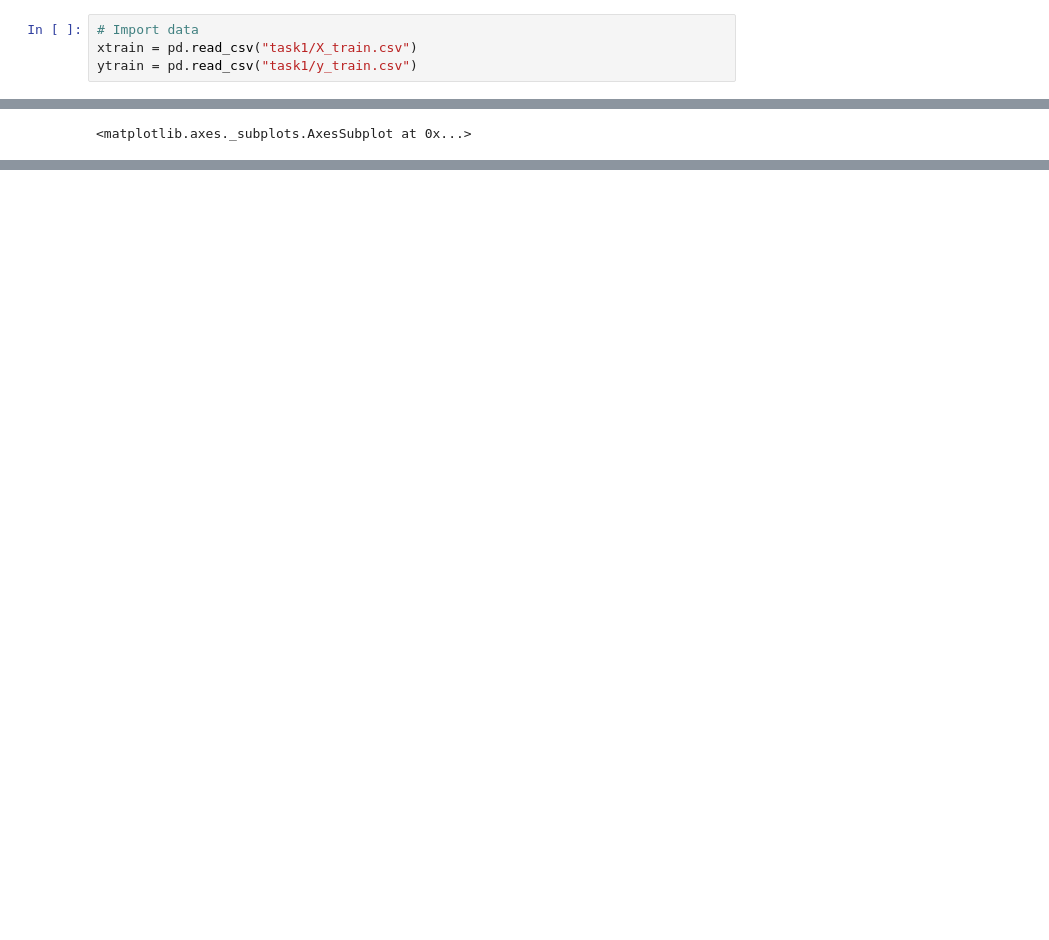
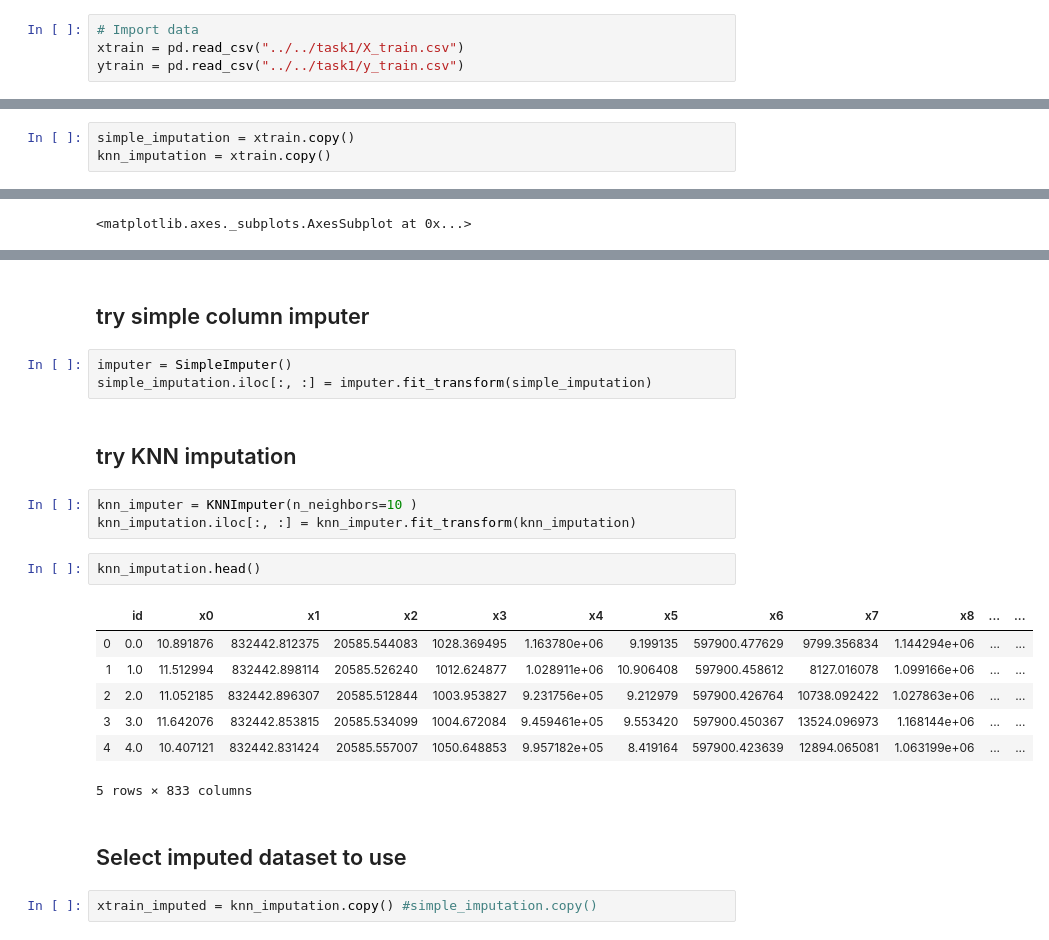
Before and after one commit to patapisp/AML_HS20, a Jupyter notebook: Task1/AML_Task1_Patapis.ipynb, the cells around one changed output, grey strips where cells are left out. Cells and saved outputs as stored; diff of their text form; blank space fills up the shorter version.

Commit message:
imputed xtrain

```diff
--- a/Task1/AML_Task1_Patapis.ipynb
+++ b/Task1/AML_Task1_Patapis.ipynb
@@ -9,8 +19,8 @@ import seaborn as sns
 %matplotlib notebook
 # %%
 # Import data
-xtrain = pd.read_csv("task1/X_train.csv")
-ytrain = pd.read_csv("task1/y_train.csv")
+xtrain = pd.read_csv("../../task1/X_train.csv")
+ytrain = pd.read_csv("../../task1/y_train.csv")
 # %%
 print(xtrain.shape)
 xtrain.head()
@@ -23,4 +33,7 @@ xtrain.head()
 | 3 | 3.0 | 11.642076 | NaN | NaN | 1004.672084 | 9.459461e+05 | 9.553420 | 597900.450367 | 13524.096973 | 1.168144e+06 | ... | ... |
 | 4 | 4.0 | 10.407121 | 832442.831424 | 20585.557007 | NaN | 9.957182e+05 | 8.419164 | 597900.423639 | 12894.065081 | 1.063199e+06 | ... | ... |
 5 rows × 833 columns
+# %%
+simple_imputation = xtrain.copy()
+knn_imputation = xtrain.copy()
 # %%
@@ -98,0 +91,24 @@ sns.heatmap(Cx.values, mask=mask, center=0, cmap=cmap,
+# %% [markdown]
+## try simple column imputer
+# %%
+imputer = SimpleImputer()
+simple_imputation.iloc[:, :] = imputer.fit_transform(simple_imputation)
+# %% [markdown]
+## try KNN imputation
+# %%
+knn_imputer = KNNImputer(n_neighbors=10 )
+knn_imputation.iloc[:, :] = knn_imputer.fit_transform(knn_imputation)
+# %%
+knn_imputation.head()
+# %% [output]
+|  | id | x0 | x1 | x2 | x3 | x4 | x5 | x6 | x7 | x8 | ... | ... |
+| 0 | 0.0 | 10.891876 | 832442.812375 | 20585.544083 | 1028.369495 | 1.163780e+06 | 9.199135 | 597900.477629 | 9799.356834 | 1.144294e+06 | ... | ... |
+| 1 | 1.0 | 11.512994 | 832442.898114 | 20585.526240 | 1012.624877 | 1.028911e+06 | 10.906408 | 597900.458612 | 8127.016078 | 1.099166e+06 | ... | ... |
+| 2 | 2.0 | 11.052185 | 832442.896307 | 20585.512844 | 1003.953827 | 9.231756e+05 | 9.212979 | 597900.426764 | 10738.092422 | 1.027863e+06 | ... | ... |
+| 3 | 3.0 | 11.642076 | 832442.853815 | 20585.534099 | 1004.672084 | 9.459461e+05 | 9.553420 | 597900.450367 | 13524.096973 | 1.168144e+06 | ... | ... |
+| 4 | 4.0 | 10.407121 | 832442.831424 | 20585.557007 | 1050.648853 | 9.957182e+05 | 8.419164 | 597900.423639 | 12894.065081 | 1.063199e+06 | ... | ... |
+5 rows × 833 columns
+# %% [markdown]
+## Select imputed dataset to use
+# %%
+xtrain_imputed = knn_imputation.copy() #simple_imputation.copy()
```
Also changed, not shown: parts of 5 cells of this notebook.
